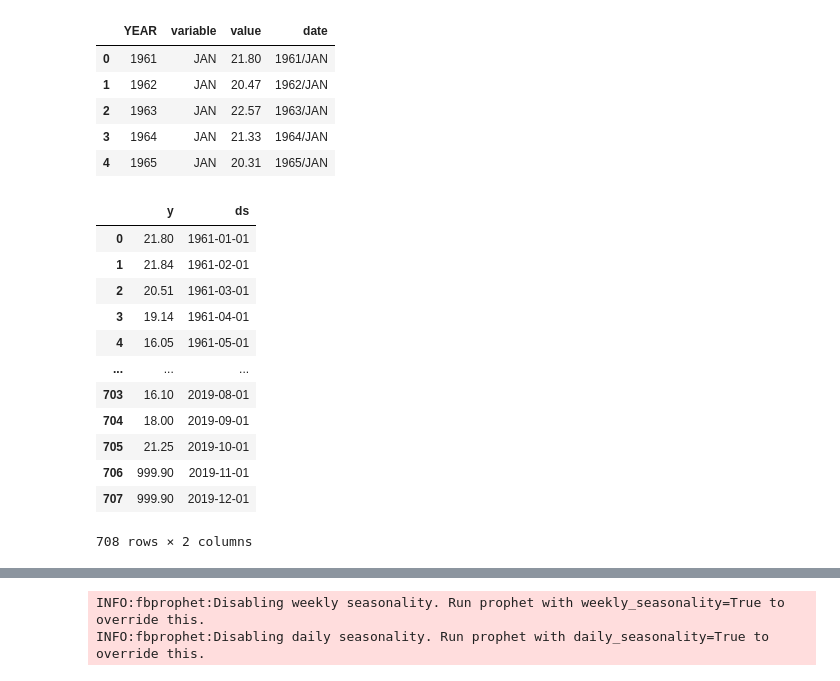
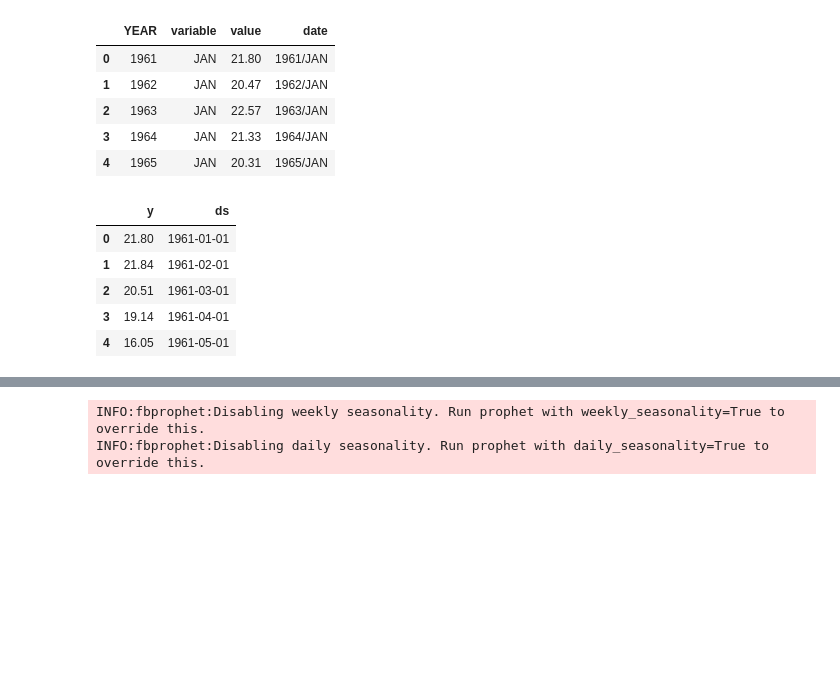
Before and after one commit to jhklarcher/data-science, a Jupyter notebook: python/05_prophet.ipynb, the cells around one changed output, grey strips where cells are left out. Saved outputs shown, nothing was run; the diff lists cells and outputs as text; code cells hidden in the pictures; blank space fills up the shorter version.

```diff
--- a/python/05_prophet.ipynb
+++ b/python/05_prophet.ipynb
@@ -52,18 +62,11 @@ df.columns = ['y', 'ds']
 # %%
 df = (df.sort_values('ds')).reset_index(drop=True)
 # %%
-df
+df.head()
 # %% [output]
 |  | y | ds |
 | 0 | 21.80 | 1961-01-01 |
 | 1 | 21.84 | 1961-02-01 |
 | 2 | 20.51 | 1961-03-01 |
 | 3 | 19.14 | 1961-04-01 |
 | 4 | 16.05 | 1961-05-01 |
-| ... | ... | ... |
-| 703 | 16.10 | 2019-08-01 |
-| 704 | 18.00 | 2019-09-01 |
-| 705 | 21.25 | 2019-10-01 |
-| 706 | 999.90 | 2019-11-01 |
-| 707 | 999.90 | 2019-12-01 |
-708 rows × 2 columns
```
Also changed, not shown: parts of 31 cells of this notebook.
